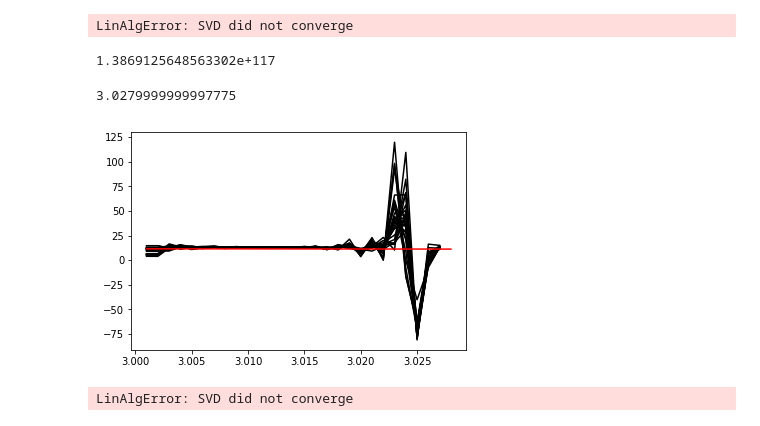
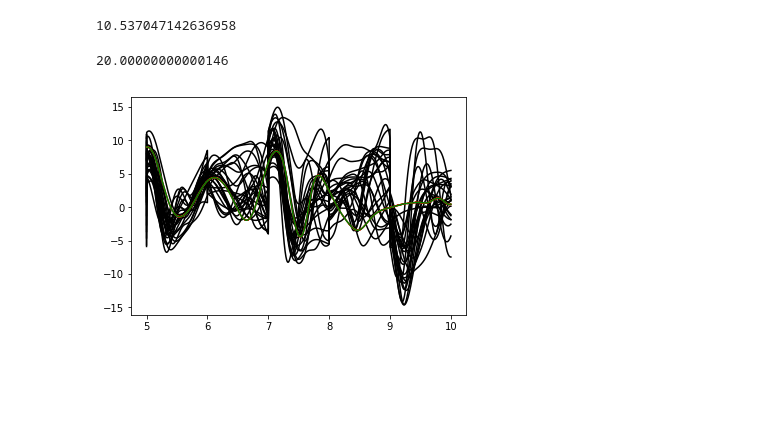
Before and after one commit to eWaterCycle/streamingDataAssimilation, a Jupyter notebook: Lorenz Model EnKF example.ipynb, the cells around one changed output. Cells and saved outputs as stored; diff of their text form; code cells hidden in the pictures; blank space fills up the shorter version.

```diff
--- a/Lorenz Model EnKF example.ipynb
+++ b/Lorenz Model EnKF example.ipynb
@@ -13,7 +13,7 @@ import BMILorenz
 #settings
 
 J = 40 #dimension of Lorenz Model
-observationSigma = 1.0 #standard deviation of the observations
+observationSigma = 0.01 #standard deviation of the observations
 # %%
 #initialize the model
 J = 40 #dimension of Lorenz Model
@@ -98,9 +98,10 @@ def EnKF(ensembleForecast, observationEnsemble, transformation):
 while truthModel.get_current_time()< 3.0:
 
     truthModel.update()
-    output.loc[truthModel.get_current_time()] = truthModel.get_value_at_indices('state',5)
+    output.loc[truthModel.get_current_time(),'truth'] = truthModel.get_value_at_indices('state',5)
 
     observation = truthModel.get_value('state') + observationSigma * np.random.randn(J)
+    output.at[truthModel.get_current_time(),'observation'] = observation[5]
 
     #loop through the ensemble members and store the state after each update
     for n in range (N):
@@ -115,13 +116,16 @@ while truthModel.get_current_time()< 3.0:
 
 foreCastEnsemble = np.zeros([J,N])
 observationEnsemble = np.zeros([J,N])
+updateTime = 4.0
+updateInterval = 1.0
 
 while truthModel.get_current_time()<truthModel.get_end_time():
 #for n in range (1):
     truthModel.update()
-    output.loc[truthModel.get_current_time()] = truthModel.get_value_at_indices('state',5)
+    output.loc[truthModel.get_current_time(),'truth'] = truthModel.get_value_at_indices('state',5)
 
-    observation = truthModel.get_value('state') + observationSigma * 0.1 * np.random.randn(J)
+    observation = truthModel.get_value('state') + observationSigma * np.random.randn(J)
+    output.at[truthModel.get_current_time(),'observation'] = observation[5]
 
 
 
@@ -133,60 +137,29 @@ while truthModel.get_current_time()<truthModel.get_end_time():
         output.at[ensemble[n].get_current_time(),'ensemble' + str(n)] = ensemble[n].get_value_at_indices('state',5)
 
     #TODO update ensemble on bases of observation
-    analysesEnsemble = EnKF(foreCastEnsemble,observationEnsemble,H)
+    if truthModel.get_current_time() > updateTime:
+        updateTime = updateTime + updateInterval
+        analysesEnsemble = EnKF(foreCastEnsemble,observationEnsemble,H)
+        np.clip(analysesEnsemble, -10, 20, out=analysesEnsemble)
 
-    for n in range (N):
-        ensemble[n].set_value('state',analysesEnsemble[:,n])
+        for n in range (N):
+            ensemble[n].set_value('state',analysesEnsemble[:,n])
 
 
     #TODO track statistics metrics
-# %% [output]
-LinAlgError: SVD did not converge
 # %%
 np.amax(analysesEnsemble)
 # %% [output]
-1.3869125648563302e+117
+10.537047142636958
 # %%
 truthModel.get_current_time()
 # %% [output]
-3.0279999999997775
+20.00000000000146
 # %%
-plt.plot(output.loc[3:3.06,'ensemble0':],'k')
-plt.plot(output.loc[3:3.06,'truth'],'r')
+plt.plot(output.loc[5:10,'ensemble0':],'k')
+plt.plot(output.loc[5:10,'observation'],'r')
+plt.plot(output.loc[5:10,'truth'],'g')
+
 plt.show()
 # %% [output]
-[figure, old version]
+[figure, new version]
-# %%
-A=foreCastEnsemble
-D=observationEnsemble
-
-N=np.shape(A)[1]
-
-
-Apr = A @ (np.eye(N)-(1/N)*np.ones(N))
-Dpr = D - H(A)
-gamma=D @ (np.eye(N)-(1/N)*np.ones(N))
-
-
-#now calculate [U,S,V]=SVD(H*Apr+gamma)
-Utemp,Sigma,vH = np.linalg.svd(H(Apr)+gamma)
-#only keep p % of singular values, discard minimum of 1.
-pN = max(1, math.floor(N * (1-p)))
-
-U=np.zeros([np.shape(D)[0],N])
-
-U[0:(np.shape(Utemp)[0]),0:min((np.shape(Utemp)[1]-pN-1),np.shape(U)[1]-pN-1)]=Utemp[:,0:min((np.shape(Utemp)[1]-pN-1),np.shape(U)[1]-pN-1)]
-
-Sigma=np.diag(Sigma) @ np.diag(Sigma).T
-Sigma = np.power(np.diag(Sigma),-1)
-Sigma[-pN:] = 0
-LambdaInv = np.zeros([N,N])
-LambdaInv[0:np.shape(Sigma)[0],0:np.shape(Sigma)[0]]=np.diag(Sigma)
-
-X1=LambdaInv @ U.T
-X2=X1 @ Dpr
-X3=U @ X2
-X4=H(Apr).T @ X3
-ensembleAnalyses = A + Apr @ X4
-# %% [output]
-LinAlgError: SVD did not converge
```
Also changed, not shown: parts of 9 cells of this notebook.
